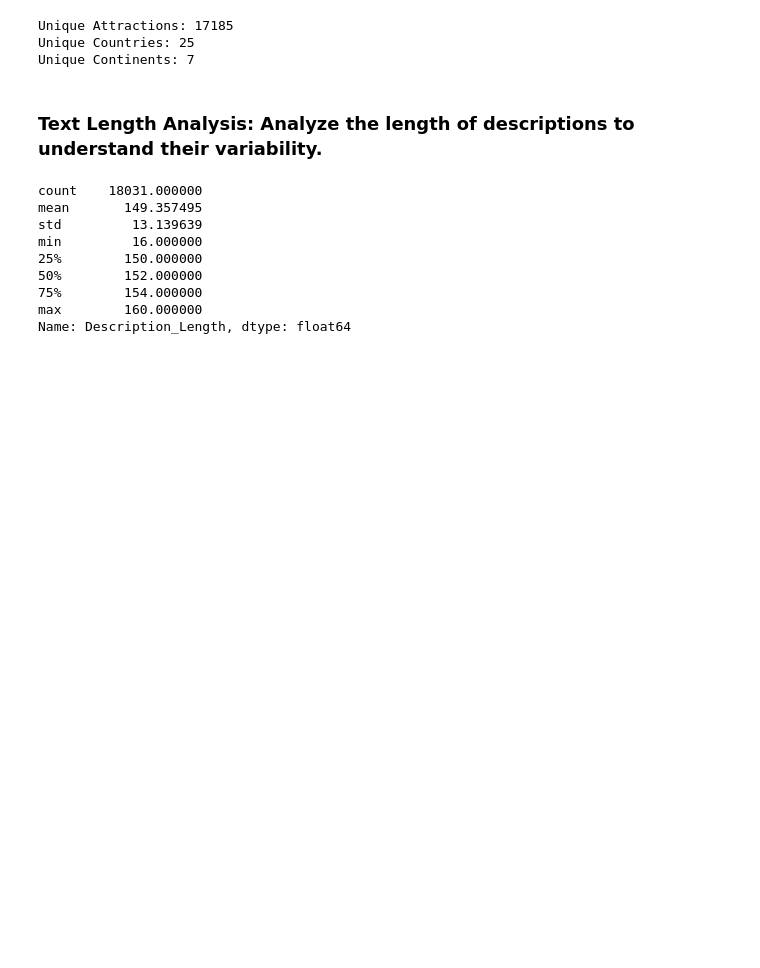
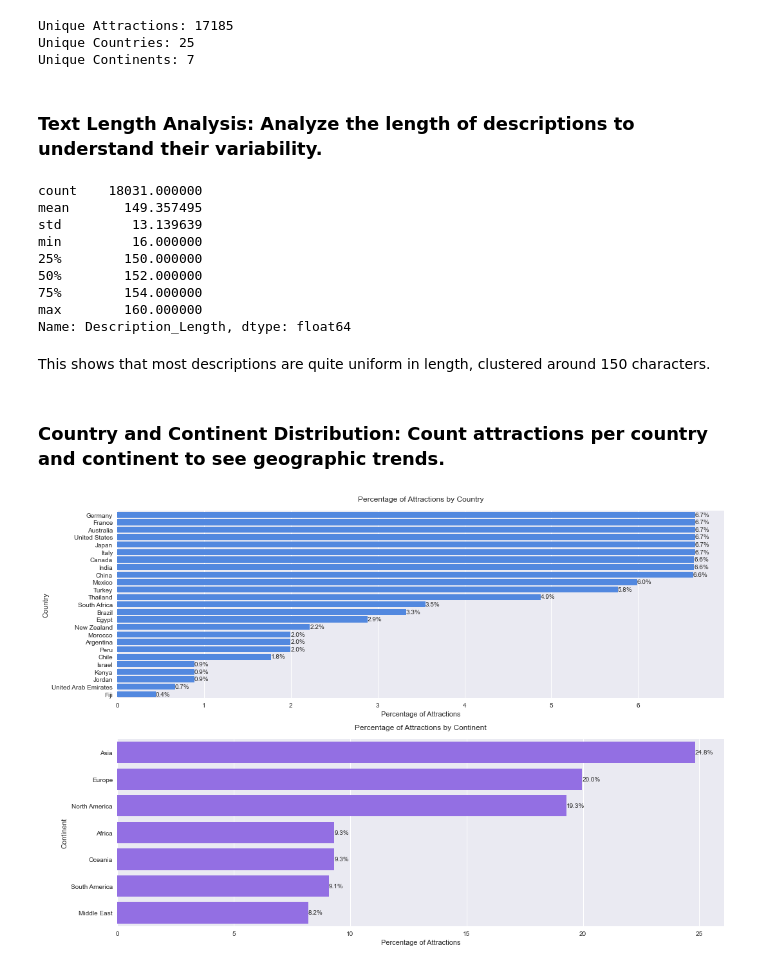
Before and after one commit to KImondorose/Safari-Travel-Advisor, a Jupyter notebook: work_in_progress/dave.ipynb, the cells around one changed output. Cells and saved outputs as stored; diff of their text form; code cells hidden in the pictures; blank space fills up the shorter version.

Commit message:
Count attractions per country and continent to see geographic trends.

```diff
--- a/work_in_progress/dave.ipynb
+++ b/work_in_progress/dave.ipynb
@@ -322,3 +322,64 @@ min         16.000000
 75%        154.000000
 max        160.000000
 Name: Description_Length, dtype: float64
+# %% [markdown]
+This shows that most descriptions are quite uniform in length, clustered around 150 characters.
+# %% [markdown]
+### Country and Continent Distribution: Count attractions per country and continent to see geographic trends.
+# %%
+# Count attractions per country and continent
+country_distribution = df['Country'].value_counts()
+continent_distribution = df['Continent'].value_counts()
+# %%
+import matplotlib.pyplot as plt
+import seaborn as sns
+
+
+# Calculate percentages
+country_pct = (country_distribution / country_distribution.sum() * 100)
+continent_pct = (continent_distribution / continent_distribution.sum() * 100)
+
+# Create figure and subplots
+fig, (ax1, ax2) = plt.subplots(2, 1, figsize=(15, 10))
+
+# Plot country distribution
+sns.barplot(
+    x=country_pct.values,
+    y=country_pct.index,
+    ax=ax1,
+    color='#3b82f6'
+)
+ax1.set_title('Percentage of Attractions by Country', pad=15)
+ax1.set_xlabel('Percentage of Attractions')
+ax1.set_ylabel('Country')
+
+# Add percentage labels on country bars
+for i in ax1.patches:
+    width = i.get_width()
+    ax1.text(width, i.get_y() + i.get_height()/2,
+            f'{width:.1f}%',
+            ha='left', va='center')
+
+# Plot continent distribution
+sns.barplot(
+    x=continent_pct.values,
+    y=continent_pct.index,
+    ax=ax2,
+    color='#8b5cf6'
+)
+ax2.set_title('Percentage of Attractions by Continent', pad=15)
+ax2.set_xlabel('Percentage of Attractions')
+ax2.set_ylabel('Continent')
+
+# Add percentage labels on continent bars
+for i in ax2.patches:
+    width = i.get_width()
+    ax2.text(width, i.get_y() + i.get_height()/2,
+            f'{width:.1f}%',
+            ha='left', va='center')
+
+# Adjust layout
+plt.tight_layout()
+plt.show()
+# %% [output]
+[figure, added]
```
Also changed, not shown: parts of 1 cell of this notebook.
